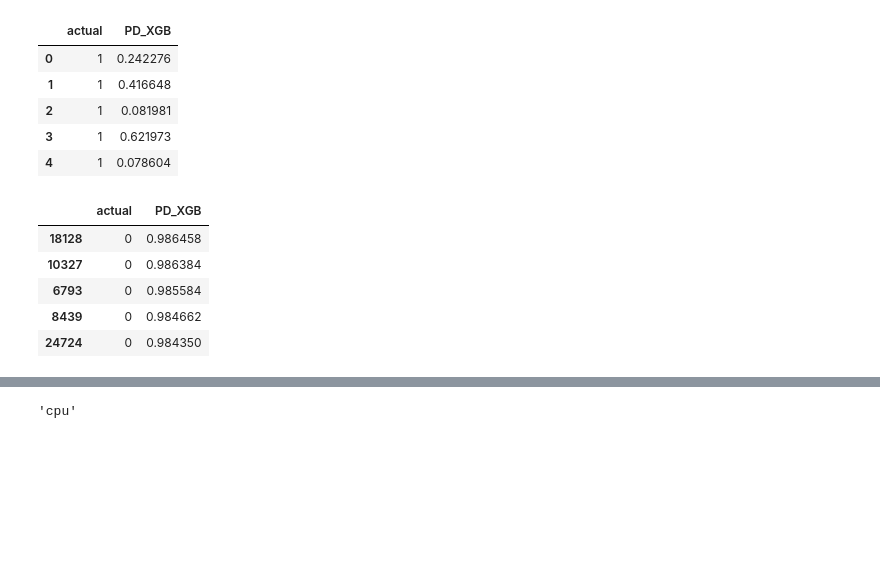
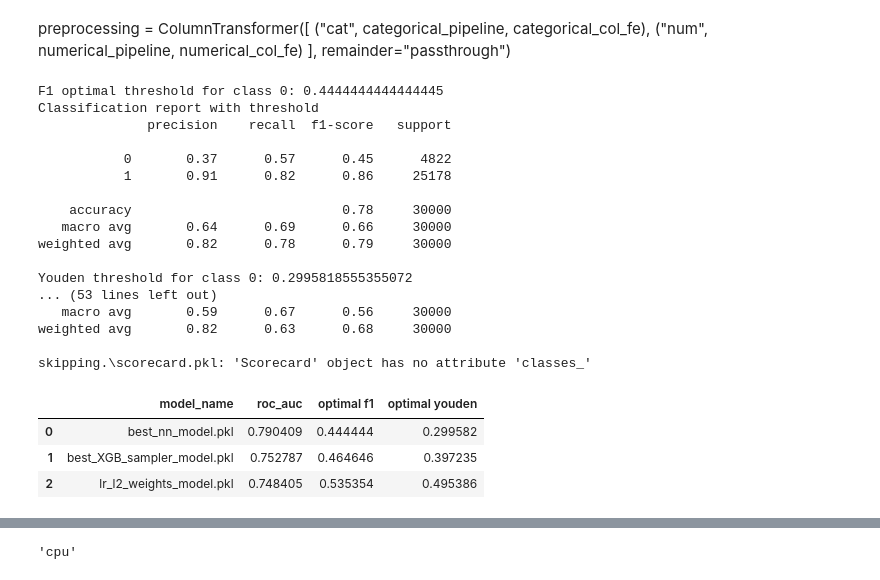
Before and after one commit to Julioccs95/STAT468, a Jupyter notebook: Third_stage.ipynb, the cells around one changed output, grey strips where cells are left out. Saved outputs shown, nothing was run; the diff lists cells and outputs as text; code cells hidden in the pictures; blank space fills up the shorter version.

```diff
--- a/Third_stage.ipynb
+++ b/Third_stage.ipynb
@@ -1491,33 +64,0 @@ Test Confusion Matrix:
-# %%
-xgb_pipe = joblib.load("best_XGB_sampler_model.pkl")
-xgb_pipe = patch_all_simple_imputers(xgb_pipe)
-
-# Refit once so SimpleImputer gets rebuilt correctly in your current sklearn version
-xgb_pipe.fit(X_train_fe, y_train)
-
-# Now get PD = probability of bad/default class 0
-val_pd_xgb = xgb_pipe.predict_proba(X_val_fe)[:, 0]
-test_pd_xgb = xgb_pipe.predict_proba(X_test_fe)[:, 0]
-
-pd_xgb_df = pd.DataFrame({
-    "actual": y_test,
-    "PD_XGB": test_pd_xgb
-})
-
-display(pd_xgb_df.head())
-# %% [output]
-|  | actual | PD_XGB |
-| 0 | 1 | 0.242276 |
-| 1 | 1 | 0.416648 |
-| 2 | 1 | 0.081981 |
-| 3 | 1 | 0.621973 |
-| 4 | 1 | 0.078604 |
-# %%
-pd_xgb_df[pd_xgb_df["actual"] == 0].sort_values("PD_XGB", ascending=False).head()
-# %% [output]
-|  | actual | PD_XGB |
-| 18128 | 0 | 0.986458 |
-| 10327 | 0 | 0.986384 |
-| 6793 | 0 | 0.985584 |
-| 8439 | 0 | 0.984662 |
-| 24724 | 0 | 0.984350 |
@@ -1523,0 +67,29 @@ pd_xgb_df[pd_xgb_df["actual"] == 0].sort_values("PD_XGB", ascending=False).head(
+# %% [markdown]
+preprocessing = ColumnTransformer([
+    ("cat", categorical_pipeline, categorical_col_fe),
+    ("num", numerical_pipeline, numerical_col_fe)
+], remainder="passthrough")
+# %%
+load_and_evaluate_models(model_dir=".",X_val=X_val_fe, y_val=y_val)
+# %% [output]
+F1 optimal threshold for class 0: 0.4444444444444445
+Classification report with threshold
+              precision    recall  f1-score   support
+
+           0       0.37      0.57      0.45      4822
+           1       0.91      0.82      0.86     25178
+
+    accuracy                           0.78     30000
+   macro avg       0.64      0.69      0.66     30000
+weighted avg       0.82      0.78      0.79     30000
+
+Youden threshold for class 0: 0.2995818555355072
+... (53 lines left out)
+   macro avg       0.59      0.67      0.56     30000
+weighted avg       0.82      0.63      0.68     30000
+
+skipping.\scorecard.pkl: 'Scorecard' object has no attribute 'classes_'
+|  | model_name | roc_auc | optimal f1 | optimal youden |
+| 0 | best_nn_model.pkl | 0.790409 | 0.444444 | 0.299582 |
+| 1 | best_XGB_sampler_model.pkl | 0.752787 | 0.464646 | 0.397235 |
+| 2 | lr_l2_weights_model.pkl | 0.748405 | 0.535354 | 0.495386 |
```
Also changed, not shown: parts of 61 cells of this notebook.
